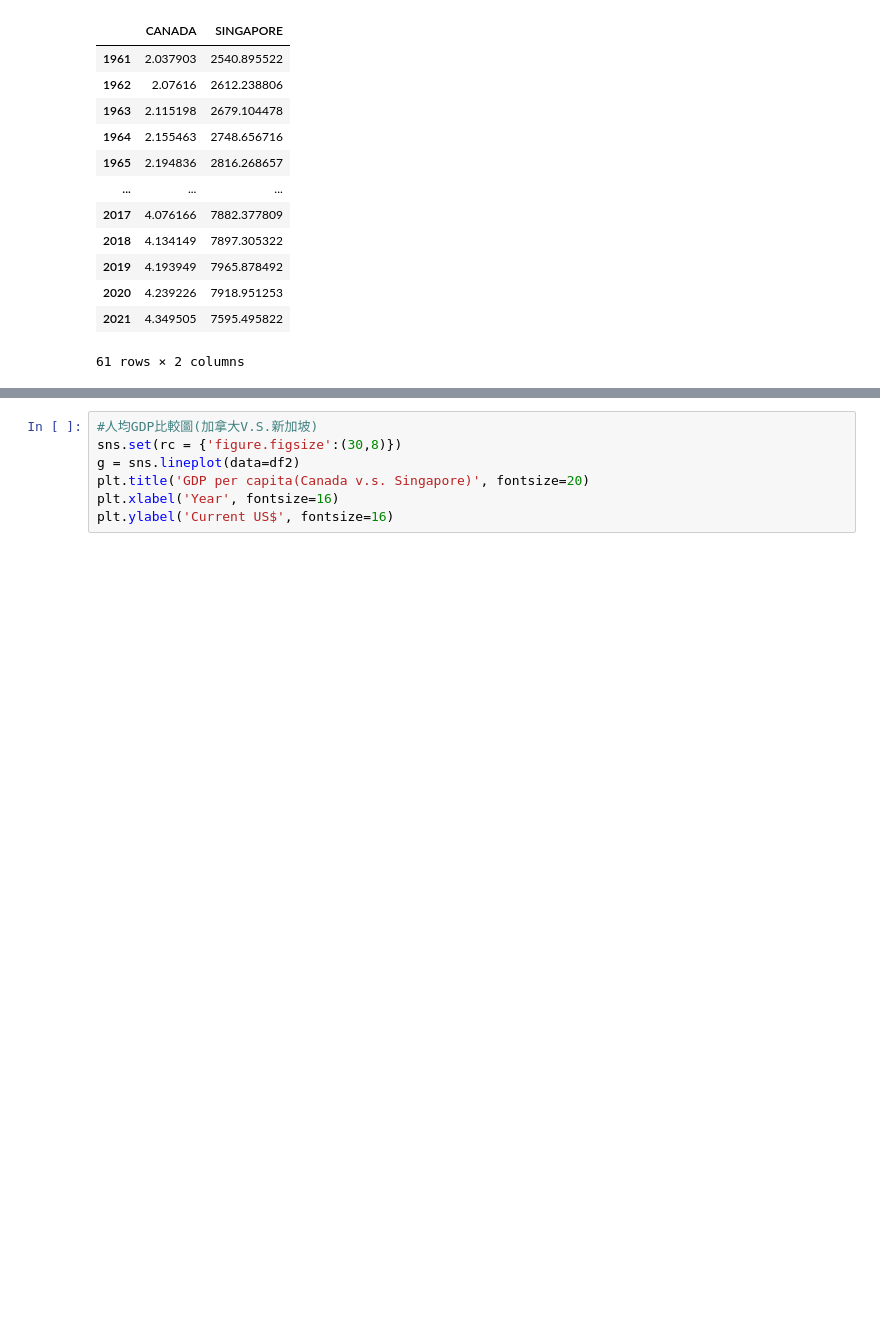
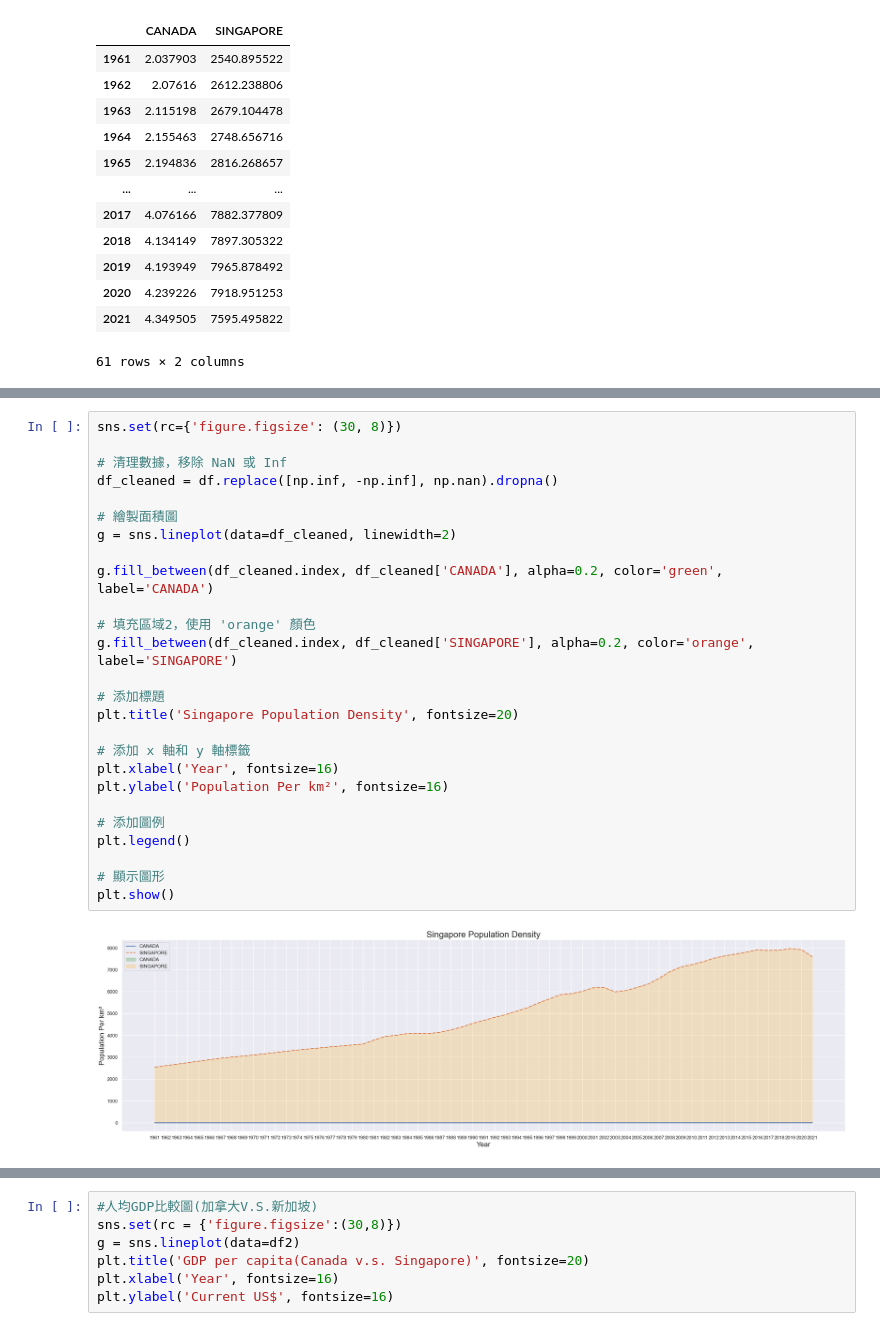
Before and after one commit to Jessica936/PL, a Jupyter notebook: Python-hw1/H1.ipynb, the cells around one changed output, grey strips where cells are left out. Cells and saved outputs as stored; diff of their text form; blank space fills up the shorter version.

```diff
--- a/Python-hw1/H1.ipynb
+++ b/Python-hw1/H1.ipynb
@@ -70,3 +82,31 @@ df
+# %%
+sns.set(rc={'figure.figsize': (30, 8)})
+
+# 清理數據，移除 NaN 或 Inf
+df_cleaned = df.replace([np.inf, -np.inf], np.nan).dropna()
+
+# 繪製面積圖
+g = sns.lineplot(data=df_cleaned, linewidth=2)
+
+g.fill_between(df_cleaned.index, df_cleaned['CANADA'], alpha=0.2, color='green', label='CANADA')
+
+# 填充區域2，使用 'orange' 顏色
+g.fill_between(df_cleaned.index, df_cleaned['SINGAPORE'], alpha=0.2, color='orange', label='SINGAPORE')
+
+# 添加標題
+plt.title('Singapore Population Density', fontsize=20)
+
+# 添加 x 軸和 y 軸標籤
+plt.xlabel('Year', fontsize=16)
+plt.ylabel('Population Per km²', fontsize=16)
+
+# 添加圖例
+plt.legend()
+
+# 顯示圖形
+plt.show()
+# %% [output]
+[figure, added]
 # %%
 #讀取人均GDP的資料
 data2 = pd.read_csv('GDP.csv')
```
Also changed, not shown: parts of 9 cells of this notebook, 1 other file.
